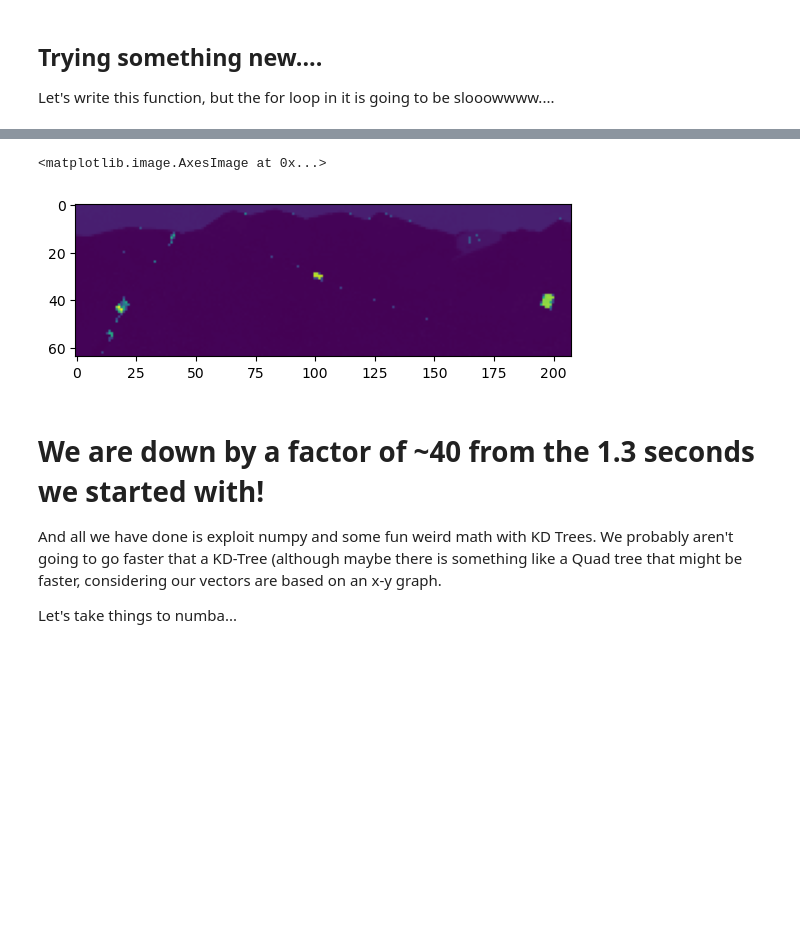
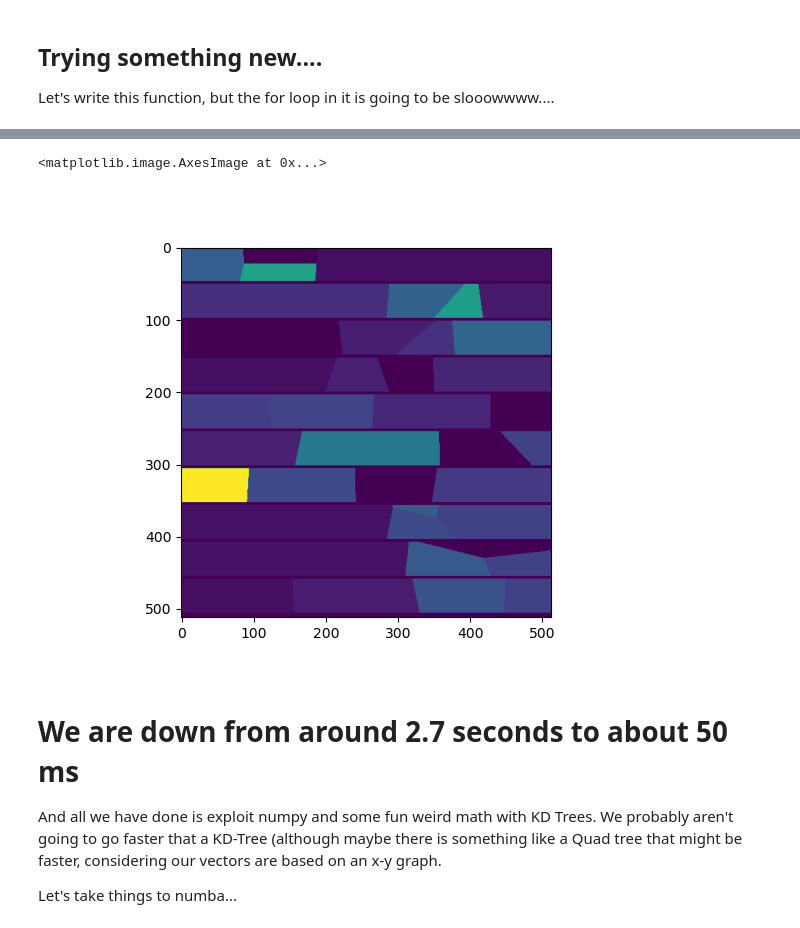
Before and after one commit to GHzytp/Hyperspy_Workshop_2025, a Jupyter notebook: Optimizing Python/optimizing_virtual_vector_imaging.ipynb, the cells around one changed output, grey strips where cells are left out. Cells and saved outputs as stored; diff of their text form; code cells hidden in the pictures; blank space fills up the shorter version.

Commit message:
Add notebook on KDTrees

```diff
--- a/Optimizing Python/optimizing_virtual_vector_imaging.ipynb
+++ b/Optimizing Python/optimizing_virtual_vector_imaging.ipynb
@@ -146,2 +278,5 @@ kdtree_flat = KDTree(flat_arr[:,:2]) # only x,y positions
+# %%
+# build the tree, this takes a little bit
+kdtree = KDTree(flat_vectors.data[:,2:4]) # [x, y, kx, ky, intensity]
 # %%
 %%timeit
@@ -158 +295,4 @@ kdtree_flat = KDTree(flat_arr[:,:2]) # only x,y positions
+# %%
+num_vectors_per_probe = [len(col) for row in dv.data for col in row]
+end_index_probe = np.cumsum(num_vectors_per_probe)
 # %%
@@ -188,2 +323,6 @@ all_indexes = np.repeat(inds, flattened_num)
+# %%
+# lets pre calculate which flat in each vector goes along with.
+inds = np.arange(len(num_vectors_per_probe))
+probe_ind_for_each_vector = np.repeat(inds, num_vectors_per_probe)
 # %%
 %%timeit
@@ -193,7 +338,8 @@ indexes = kdtree_flat.query_ball_point([0,0], r=0.2, workers=1) # time to get al
 # %%
-%%timeit
-indexes = kdtree_flat.query_ball_point([0,0], r=0.2, workers=1) # time to get all of the points within 0.2 A^-1
-intensities= flat_arr[indexes, 2]
-red_indices = all_indexes[indexes]
-virtual_image = np.bincount(red_indices, weights=intensities, minlength=len(start_index_probe))
-virtual_image = virtual_image.reshape((1280, 208))
+indexes = kdtree.query_ball_point([.4,.4], r=0.2, workers=1) # time to get all of the points within 0.2 A^-1
+intensities= flat_vectors.data[indexes, 4]
+reduced_probe_ind = probe_ind_for_each_vector[indexes]
+virtual_image = np.bincount(reduced_probe_ind,
+                            weights=intensities,
+                            minlength=len(num_vectors_per_probe))
+virtual_image = virtual_image.reshape(dv.data.shape)
@@ -202,12 +346,12 @@ virtual_image = virtual_image.reshape((1280, 208))
 # %%
 import matplotlib.pyplot as plt
-
-plt.imshow(virtual_image[:64, :])
+plt.figure()
+plt.imshow(virtual_image)
 # %% [output]
 <matplotlib.image.AxesImage at 0x...>
-[figure, old version]
+[figure, new version]
 # %% [markdown]
-# We are down by a factor of ~40 from the 1.3 seconds we started with!
+# We are down from around 2.7 seconds to about 50 ms
 
 And all we have done is exploit numpy and some fun weird math with KD Trees.  We probably aren't going to go faster that a KD-Tree (although maybe there is something like a Quad tree that might be faster, considering our vectors are based on an x-y graph.
 
```
Also changed, not shown: parts of 94 cells of this notebook, 1 other file.
